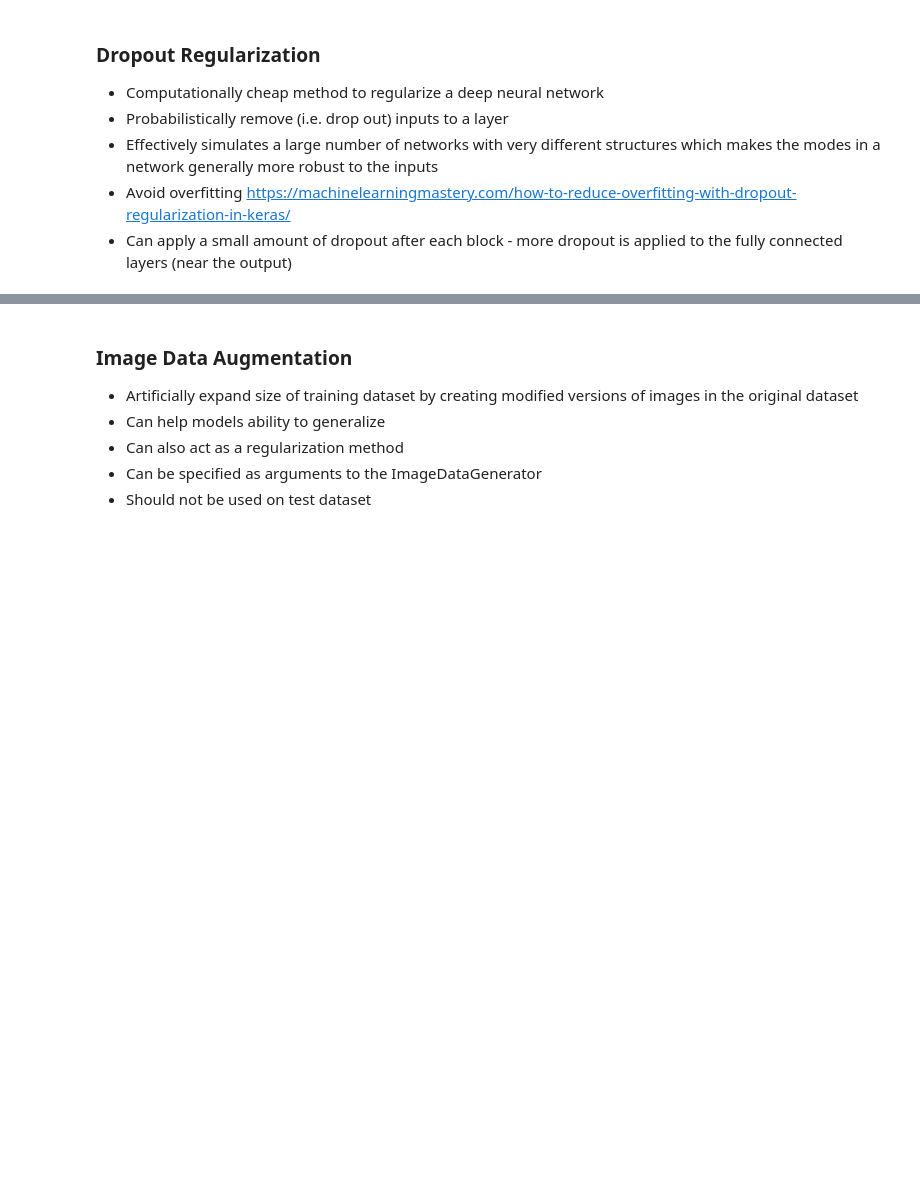
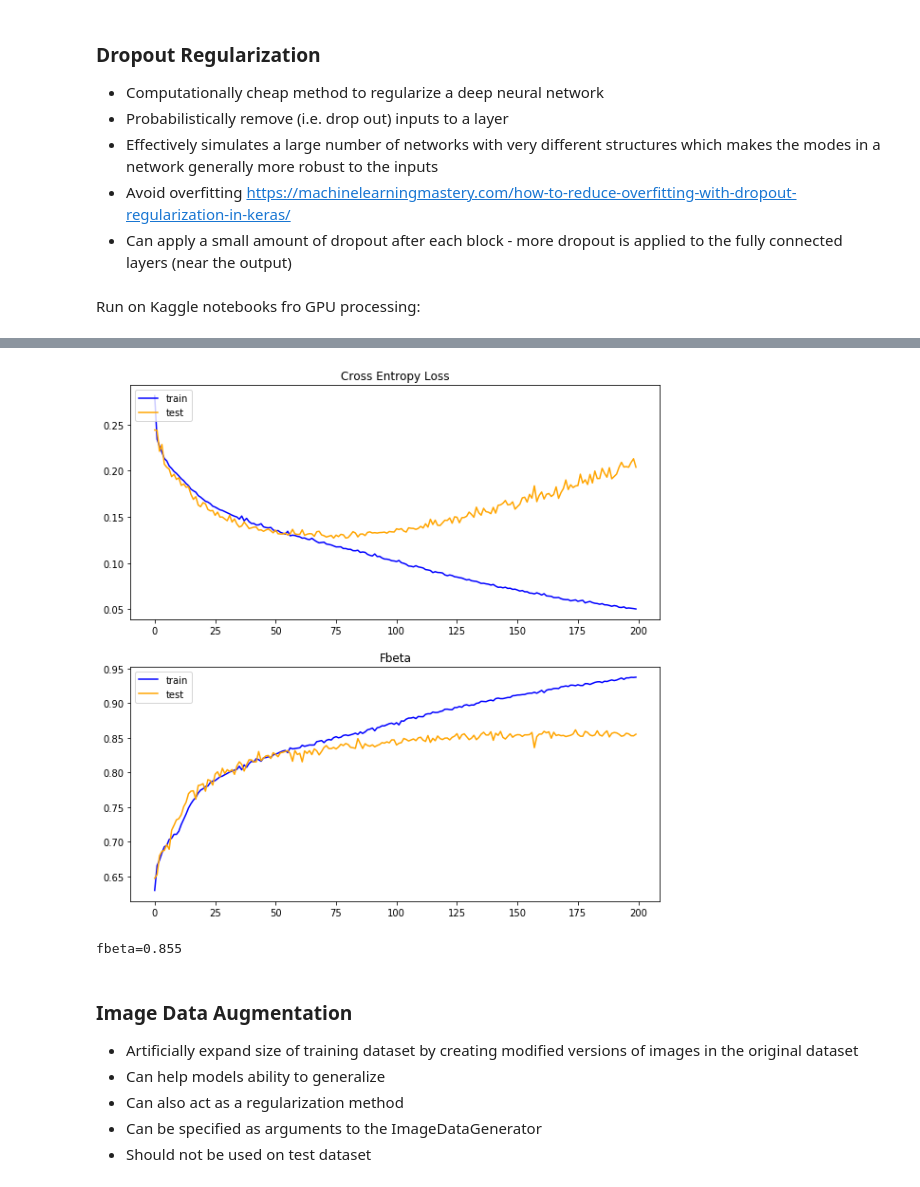
Before and after one commit to connormca12/Springboard-Projects, a Jupyter notebook: capstone-2/notebooks/machine_learning.ipynb, the cells around one changed output, grey strips where cells are left out. Saved outputs shown, nothing was run; the diff lists cells and outputs as text; code cells hidden in the pictures; blank space fills up the shorter version.

```diff
--- a/capstone-2/notebooks/machine_learning.ipynb
+++ b/capstone-2/notebooks/machine_learning.ipynb
@@ -460,4 +598,6 @@ print('Time: ', (stop - start) / 60)
 - Avoid overfitting
 https://machinelearningmastery.com/how-to-reduce-overfitting-with-dropout-regularization-in-keras/
 - Can apply a small amount of dropout after each block - more dropout is applied to the fully connected layers (near the output)
+# %% [markdown]
+Run on Kaggle notebooks fro GPU processing:
 # %%
@@ -482,0 +626,3 @@ print('Time: ', (stop - start) / 60)
+# %%
+dropout_model, dropout_history, _ = load_model_info('dropout_model', X_train, y_train, X_test, y_test)
+# %% [output]
@@ -483,3 +630,8 @@ print('Time: ', (stop - start) / 60)
+[figure, added]
+# %%
+dropout_predictions = model_predict(dropout_model, y_test)
+# %% [output]
+fbeta=0.855
 # %% [markdown]
 ### Image Data Augmentation
 - Artificially expand size of training dataset by creating modified versions of images in the original dataset
```
Also changed, not shown: parts of 122 cells of this notebook, 1 other file.
